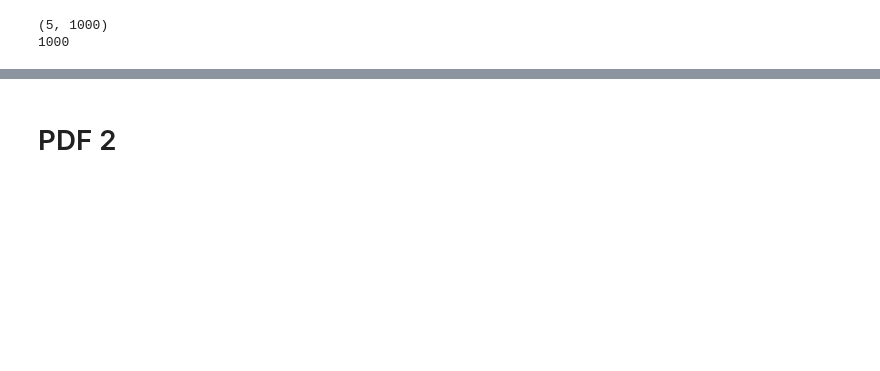
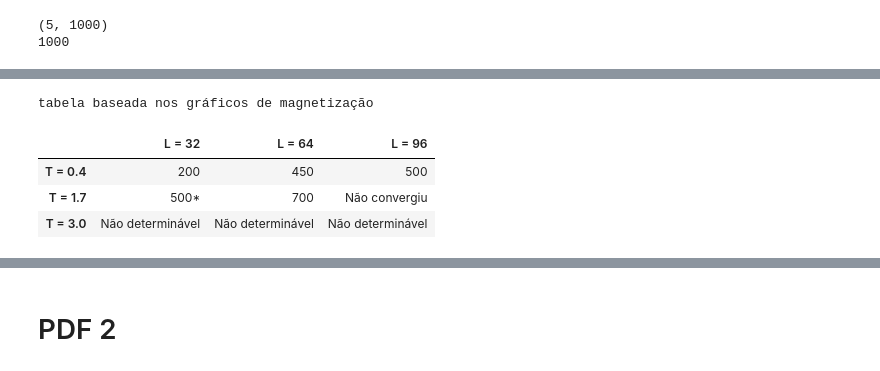
Before and after one commit to gabrielliman/Ising-Model, a Jupyter notebook: IFC_IsingModel.ipynb, the cells around one changed output, grey strips where cells are left out. Drawn from its saved outputs; the diff is of its cells as text; code cells hidden in the pictures; blank space fills up the shorter version.

```diff
--- a/IFC_IsingModel.ipynb
+++ b/IFC_IsingModel.ipynb
@@ -203,0 +279,23 @@ for i in range(0,arr_energias.shape[0],n):
+# %%
+#COM BASE NA Magnetização
+dados_mag = {
+    'L = 32': [200,"500*" ,"Não determinável" ],
+    'L = 64': [450,700 , "Não determinável"],
+    'L = 96': [500,"Não convergiu" , "Não determinável"]
+}
+
+# Lista de rótulos para as linhas
+rotulos_linhas = ['T = 0.4', 'T = 1.7', 'T = 3.0']
+
+# Criar um DataFrame com rótulos para as linhas
+tabela_mag = pd.DataFrame(dados_mag, index=rotulos_linhas)
+
+# Exibir a tabela
+print("tabela baseada nos gráficos de magnetização")
+tabela_mag
+# %% [output]
+tabela baseada nos gráficos de magnetização
+|  | L = 32 | L = 64 | L = 96 |
+| T = 0.4 | 200 | 450 | 500 |
+| T = 1.7 | 500* | 700 | Não convergiu |
+| T = 3.0 | Não determinável | Não determinável | Não determinável |
```
Also changed, not shown: parts of 21 cells of this notebook, 1 other file.
